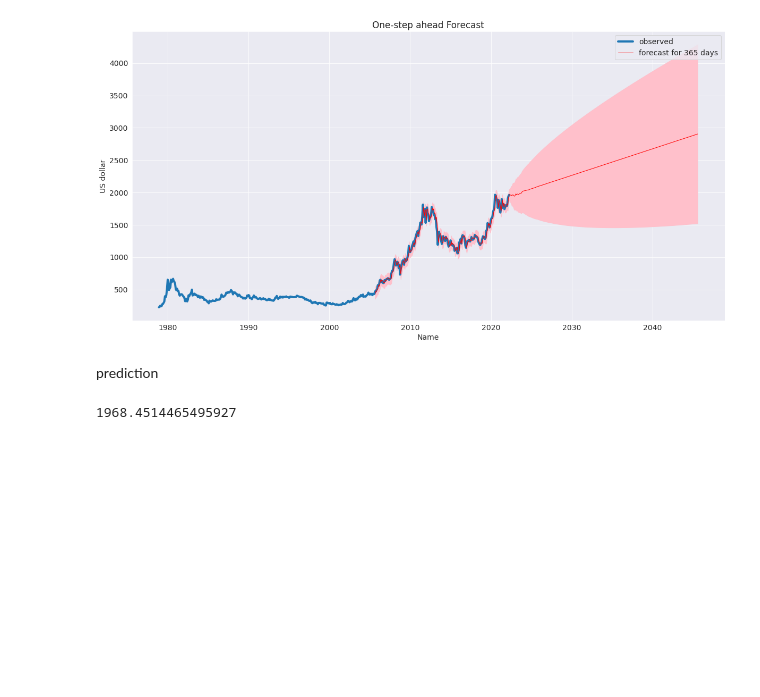
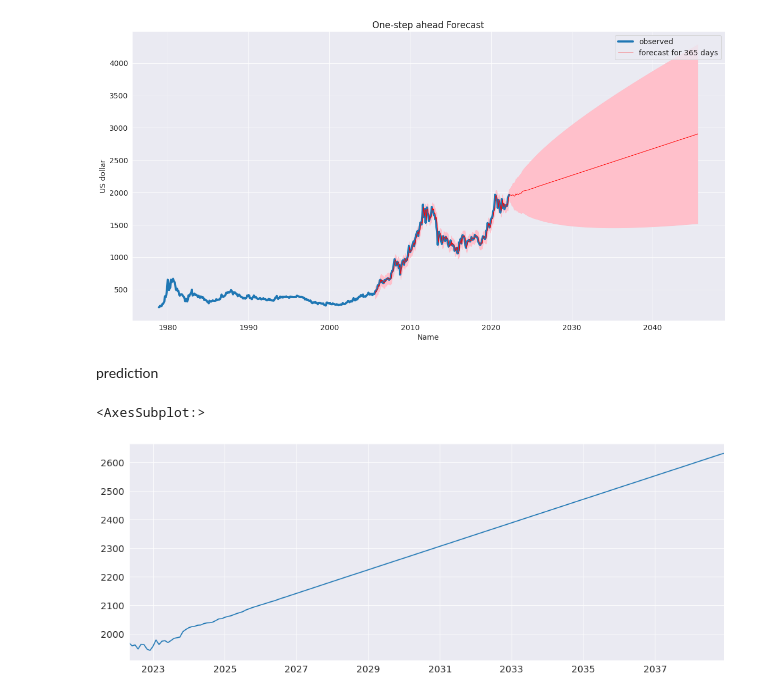
Before and after one commit to ahmadmustafaanis/Gold-Price-Prediction-API, a Jupyter notebook: src/GoldPricePredictor.ipynb, the cells around one changed output. Saved outputs shown, nothing was run; the diff lists cells and outputs as text; code cells hidden in the pictures; blank space fills up the shorter version.

```diff
--- a/src/GoldPricePredictor.ipynb
+++ b/src/GoldPricePredictor.ipynb
@@ -907,6 +938,7 @@ TO_PRED = '22-04-22'
 # print(days_between(DATE, TO_PRED))
 # auto_arima_results.predict()
 # %%
-auto_arima_results.forecast(TO_PRED)[-1]
+auto_arima_results.forecast(steps=200).plot()
 # %% [output]
-1968.4514465495927
+<AxesSubplot:>
+[figure, added]
```
Also changed, not shown: parts of 3 cells of this notebook.
